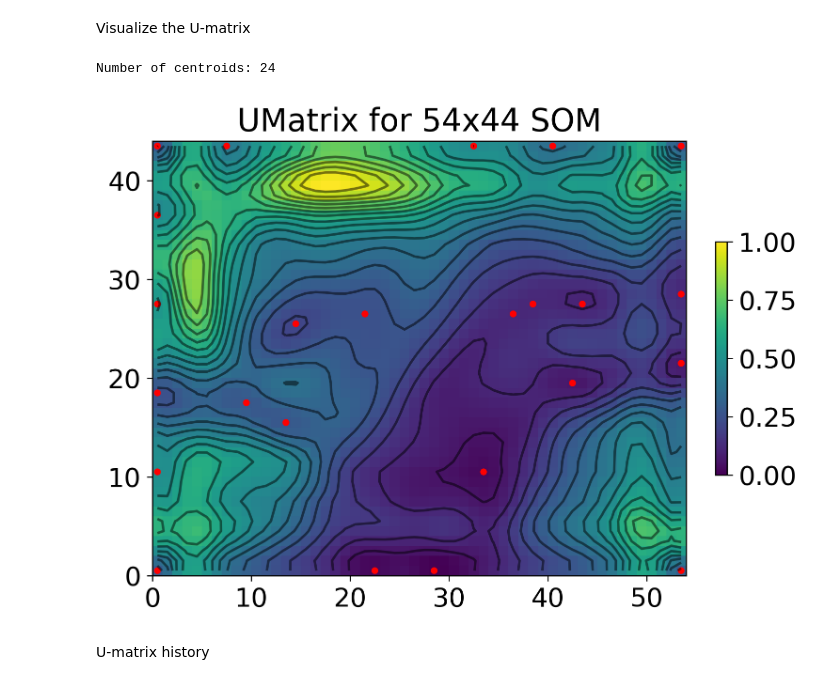
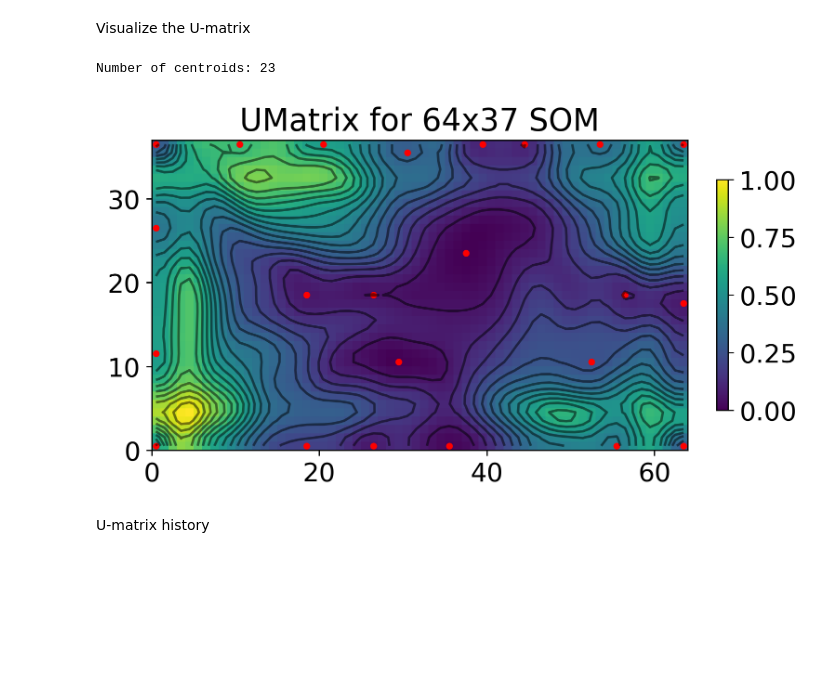
Before and after one commit to tvh0021/aweSOM, a Jupyter notebook: examples/plasma-turbulence/fiducial_plasma.ipynb, the cells around one changed output. Drawn from its saved outputs; the diff is of its cells as text; code cells hidden in the pictures; blank space fills up the shorter version.

```diff
--- a/examples/plasma-turbulence/fiducial_plasma.ipynb
+++ b/examples/plasma-turbulence/fiducial_plasma.ipynb
@@ -8,13 +8,15 @@ Provide 3 parameters: `ratio`, which controls X/Y; `alpha_0`, which is the initi
 # %% [markdown]
 After running that, load one of the objects for further analysis
 # %%
+import aweSOM
 from aweSOM import Lattice
 import numpy as np
 import matplotlib.pyplot as plt
 import pickle
+import os
 
-path_to_object = '/mnt/home/tha10/ceph/SOM-tests/lr-d3x128/aweSOM-rewrite/'
-object_name = 'som_object.5000-54-44-0.1-2097152-1u.pkl'
+path_to_object = aweSOM.__path__[0] + '/../../examples/plasma-turbulence/'
+object_name = 'som_object.fiducial-5000-64-37-0.1-2097152-1u.pkl'
 
 with open(path_to_object + object_name, 'rb') as f:
     map = pickle.load(f)
@@ -24,26 +26,26 @@ ydim = map.ydim
 # %% [markdown]
 Visualize the U-matrix
 # %%
-map.umat = map.compute_umat(smoothing=None)
+map.umat = map.compute_umat(smoothing=1)
 unique_centroids = map.get_unique_centroids(map.compute_centroids())
 
 unique_centroids['position_x'] = [x+0.5 for x in unique_centroids['position_x']]
 unique_centroids['position_y'] = [y+0.5 for y in unique_centroids['position_y']]
 
 X,Y = np.meshgrid(np.arange(xdim)+0.5, np.arange(ydim)+0.5)
 
 plt.figure(dpi=250)
 plt.pcolormesh(map.umat.T, cmap='viridis')
 plt.scatter(unique_centroids['position_x'],unique_centroids['position_y'], color='red', s=10)
 plt.colorbar(fraction=0.02)
 plt.contour(X, Y, map.umat.T, levels=np.linspace(np.min(map.umat),np.max(map.umat), 20), colors='black', alpha=0.5)
 plt.gca().set_aspect("equal")
 plt.title(rf'UMatrix for {xdim}x{ydim} SOM')
 
 print('Number of centroids:', len(unique_centroids['position_x']))
 # %% [output]
-Number of centroids: 24
+Number of centroids: 23
-[figure, old version]
+[figure, new version]
 # %% [markdown]
 U-matrix history
 # %%
```
Also changed, not shown: parts of 5 cells of this notebook, 1 other file.
